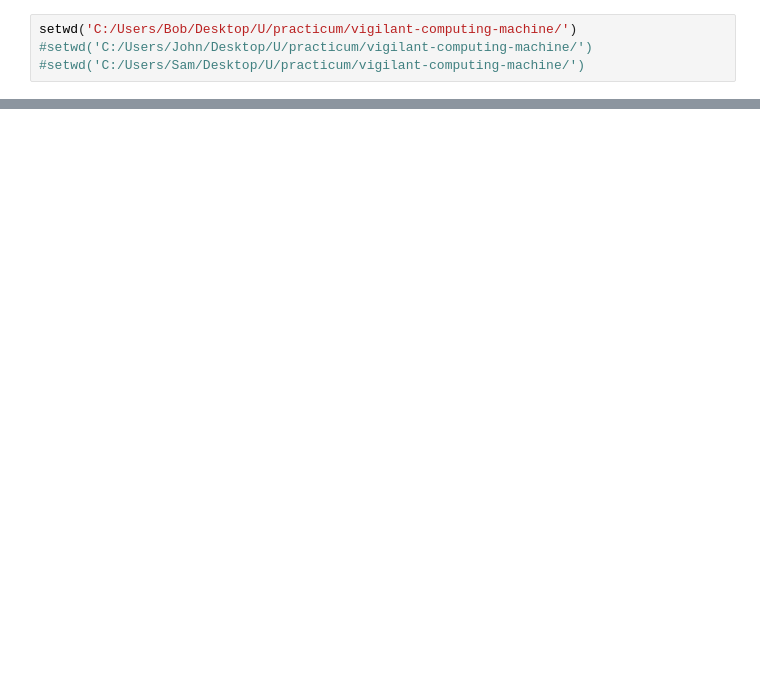
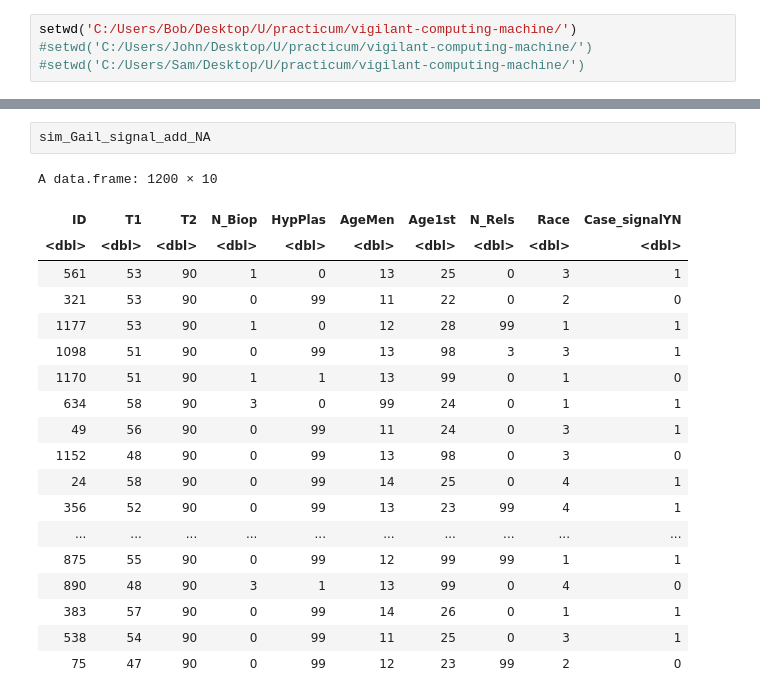
Before and after one commit to illato/vigilant-computing-machine, a Jupyter notebook: source/Notebooks/BCRAT_Initial.ipynb, the cells around one changed output, grey strips where cells are left out. Cells and saved outputs as stored; diff of their text form; blank space fills up the shorter version.

```diff
--- a/source/Notebooks/BCRAT_Initial.ipynb
+++ b/source/Notebooks/BCRAT_Initial.ipynb
@@ -86,0 +170,22 @@ source('./ML_BCP/code/BCRAT prediction for Simulated data_w_NA_and_multiple_impu
+# %%
+sim_Gail_signal_add_NA
+# %% [output]
+A data.frame: 1200 × 10
+| ID | T1 | T2 | N_Biop | HypPlas | AgeMen | Age1st | N_Rels | Race | Case_signalYN |
+| <dbl> | <dbl> | <dbl> | <dbl> | <dbl> | <dbl> | <dbl> | <dbl> | <dbl> | <dbl> |
+| 561 | 53 | 90 | 1 | 0 | 13 | 25 | 0 | 3 | 1 |
+| 321 | 53 | 90 | 0 | 99 | 11 | 22 | 0 | 2 | 0 |
+| 1177 | 53 | 90 | 1 | 0 | 12 | 28 | 99 | 1 | 1 |
+| 1098 | 51 | 90 | 0 | 99 | 13 | 98 | 3 | 3 | 1 |
+| 1170 | 51 | 90 | 1 | 1 | 13 | 99 | 0 | 1 | 0 |
+| 634 | 58 | 90 | 3 | 0 | 99 | 24 | 0 | 1 | 1 |
+| 49 | 56 | 90 | 0 | 99 | 11 | 24 | 0 | 3 | 1 |
+| 1152 | 48 | 90 | 0 | 99 | 13 | 98 | 0 | 3 | 0 |
+| 24 | 58 | 90 | 0 | 99 | 14 | 25 | 0 | 4 | 1 |
+| 356 | 52 | 90 | 0 | 99 | 13 | 23 | 99 | 4 | 1 |
+| ... | ... | ... | ... | ... | ... | ... | ... | ... | ... |
+| 875 | 55 | 90 | 0 | 99 | 12 | 99 | 99 | 1 | 1 |
+| 890 | 48 | 90 | 3 | 1 | 13 | 99 | 0 | 4 | 0 |
+| 383 | 57 | 90 | 0 | 99 | 14 | 26 | 0 | 1 | 1 |
+| 538 | 54 | 90 | 0 | 99 | 11 | 25 | 0 | 3 | 1 |
+| 75 | 47 | 90 | 0 | 99 | 12 | 23 | 99 | 2 | 0 |
```
Also changed, not shown: parts of 13 cells of this notebook, 6 other files.
